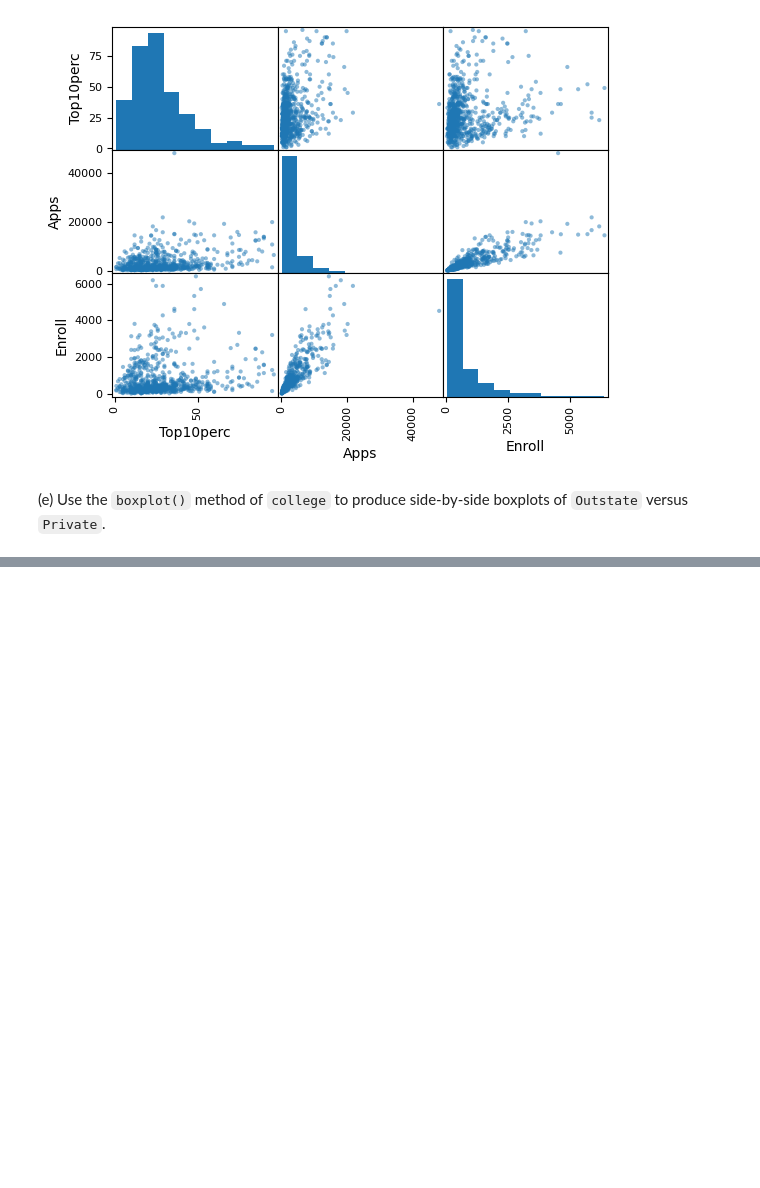
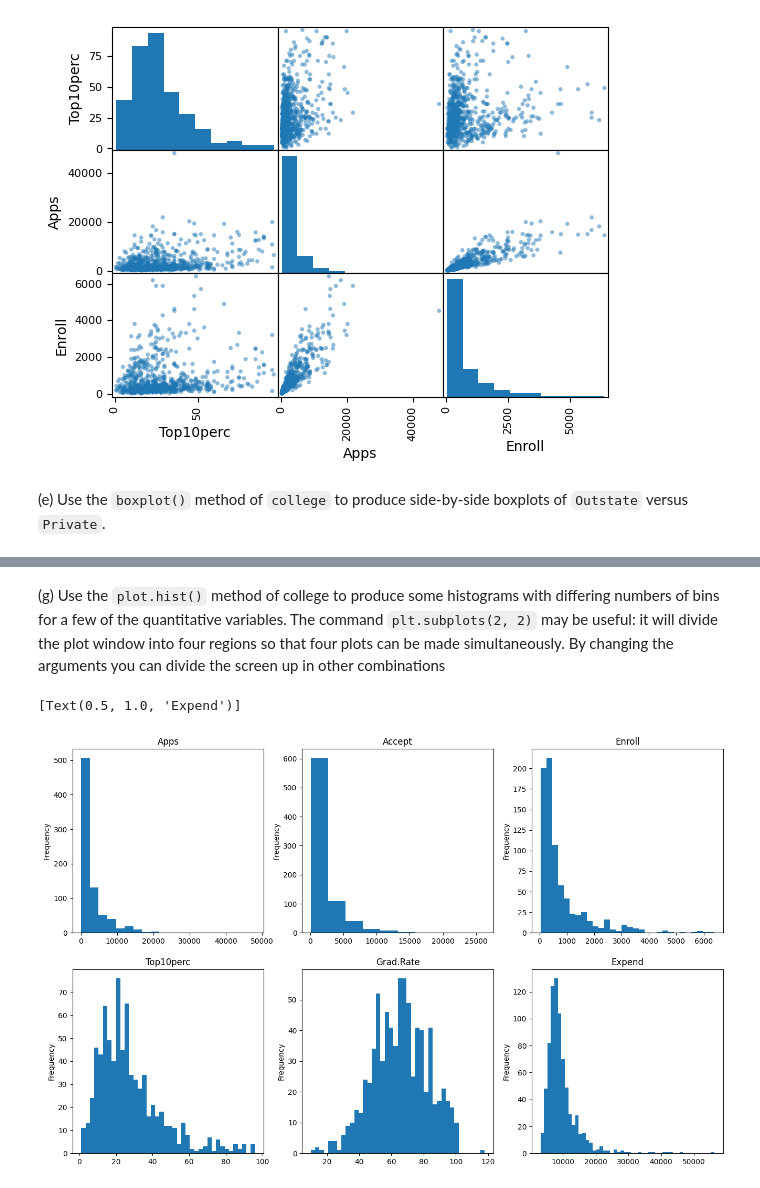
Before and after one commit to Gremlet/databehandling-lab, a Jupyter notebook: lab.ipynb, the cells around one changed output, grey strips where cells are left out. Cells and saved outputs as stored; diff of their text form; code cells hidden in the pictures; blank space fills up the shorter version.

```diff
--- a/lab.ipynb
+++ b/lab.ipynb
@@ -114,0 +141,14 @@ Text(0, 0.5, 'Outstate')
+# %% [markdown]
+(g) Use the `plot.hist()` method of college to produce some histograms with differing numbers of bins for a few of the quantitative variables. The command `plt.subplots(2, 2)` may be useful: it will divide the plot window into four regions so that four plots can be made simultaneously. By changing the arguments you can divide the screen up in other combinations
+# %%
+fig, ax = plt.subplots(2, 3, figsize=(16, 10))
+
+college["Apps"].plot.hist(ax=ax[0, 0], bins=20).set(title="Apps")
+college["Accept"].plot.hist(ax=ax[0, 1], bins=10).set(title="Accept")
+college["Enroll"].plot.hist(ax=ax[0, 2], bins=30).set(title="Enroll")
+college["Top10perc"].plot.hist(ax=ax[1, 0], bins=40).set(title="Top10perc")
+college["Grad.Rate"].plot.hist(ax=ax[1, 1], bins=40).set(title="Grad.Rate")
+college["Expend"].plot.hist(ax=ax[1, 2], bins=50).set(title="Expend")
+# %% [output]
+[Text(0.5, 1.0, 'Expend')]
+[figure, added]
```
Also changed, not shown: parts of 19 cells of this notebook.
